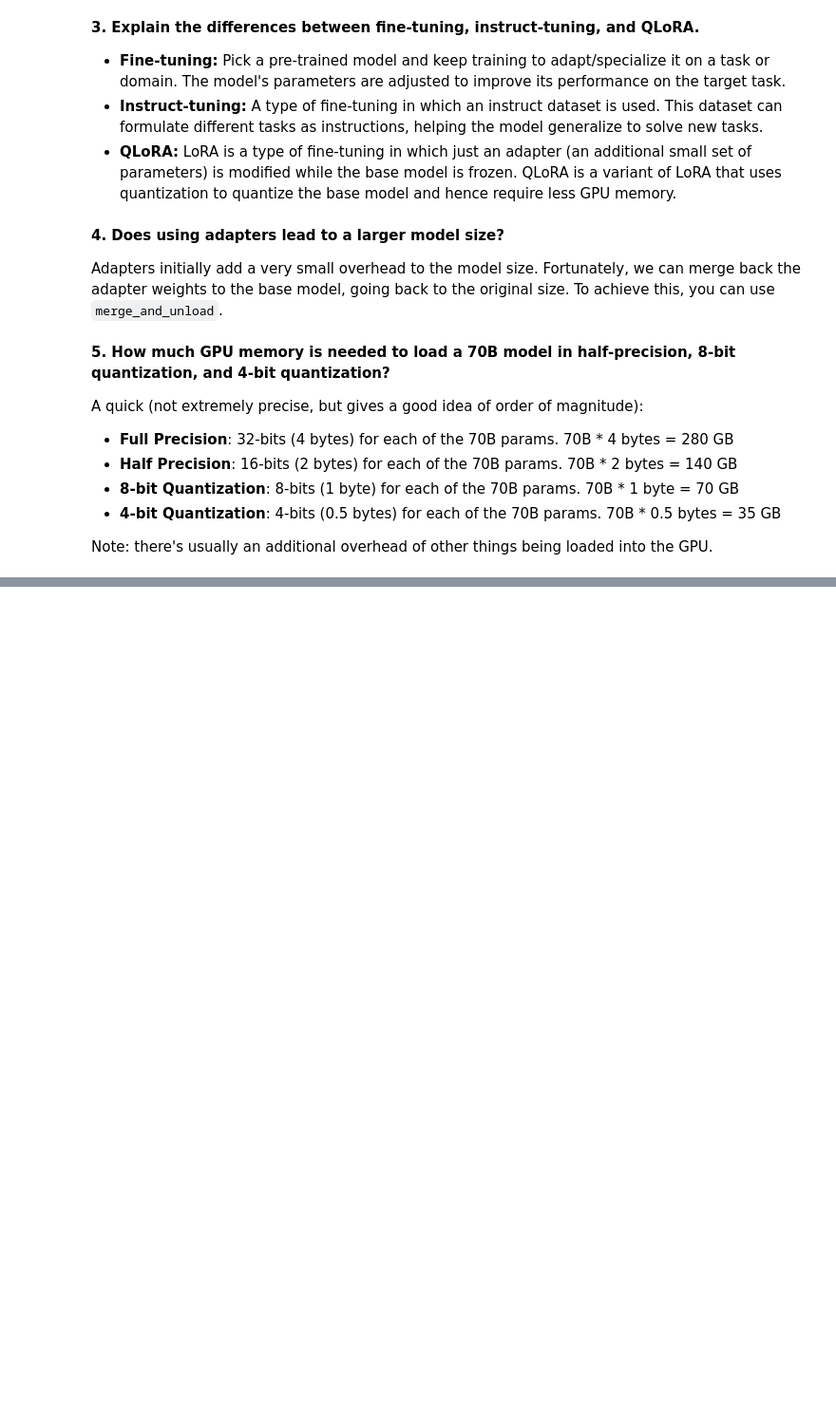
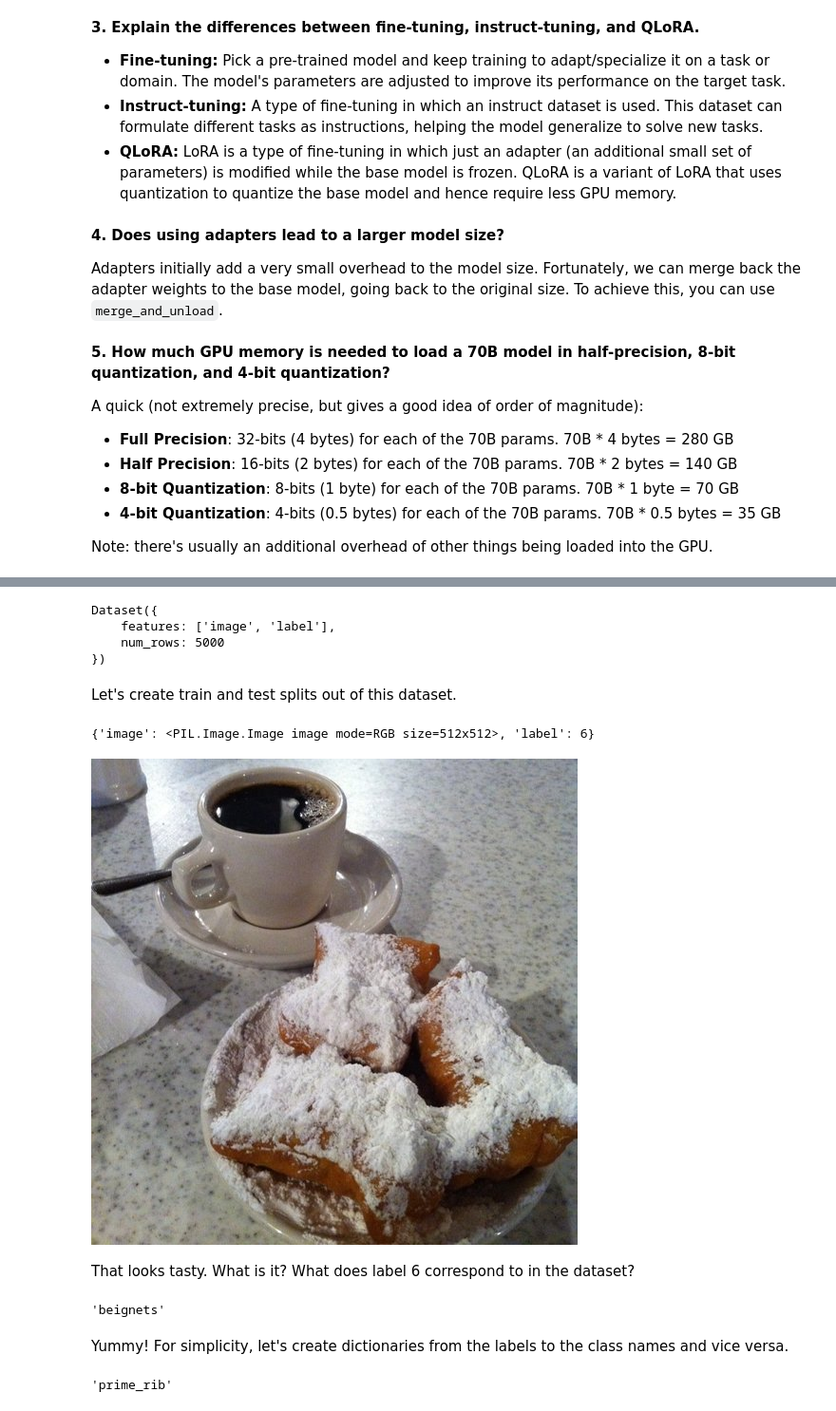
Before and after one commit to zhl8223/genaibook, a Jupyter notebook: 05_fine_tuning_language_models.ipynb, the cells around one changed output, grey strips where cells are left out. Shown at 95% size. Cells and saved outputs as stored; diff of their text form; code cells hidden in the pictures; blank space fills up the shorter version.

```diff
--- a/05_fine_tuning_language_models.ipynb
+++ b/05_fine_tuning_language_models.ipynb
@@ -539,0 +560,33 @@ Note: there's usually an additional overhead of other things being loaded into t
+# %%
+from datasets import load_dataset
+
+food = load_dataset("food101", split="train[:5000]")
+# %%
+food
+# %% [output]
+Dataset({
+    features: ['image', 'label'],
+    num_rows: 5000
+})
+# %% [markdown]
+Let's create train and test splits out of this dataset.
+# %%
+food = food.train_test_split(test_size=0.2)
+# %%
+sample = food["train"][1]
+sample
+# %% [output]
+{'image': <PIL.Image.Image image mode=RGB size=512x512>, 'label': 6}
+# %%
+sample["image"]
+# %% [output]
+[figure, added]
+# %% [markdown]
+That looks tasty. What is it? What does label 6 correspond to in the dataset?
+# %%
+labels = food["train"].features["label"].names
+labels[6]
+# %% [output]
+'beignets'
+# %% [markdown]
+Yummy! For simplicity, let's create dictionaries from the labels to the class names and vice versa.
@@ -539,0 +598,4 @@ Note: there's usually an additional overhead of other things being loaded into t
+# %%
+id2label[str(79)]
+# %% [output]
+'prime_rib'
```
Also changed, not shown: parts of 27 cells of this notebook.
